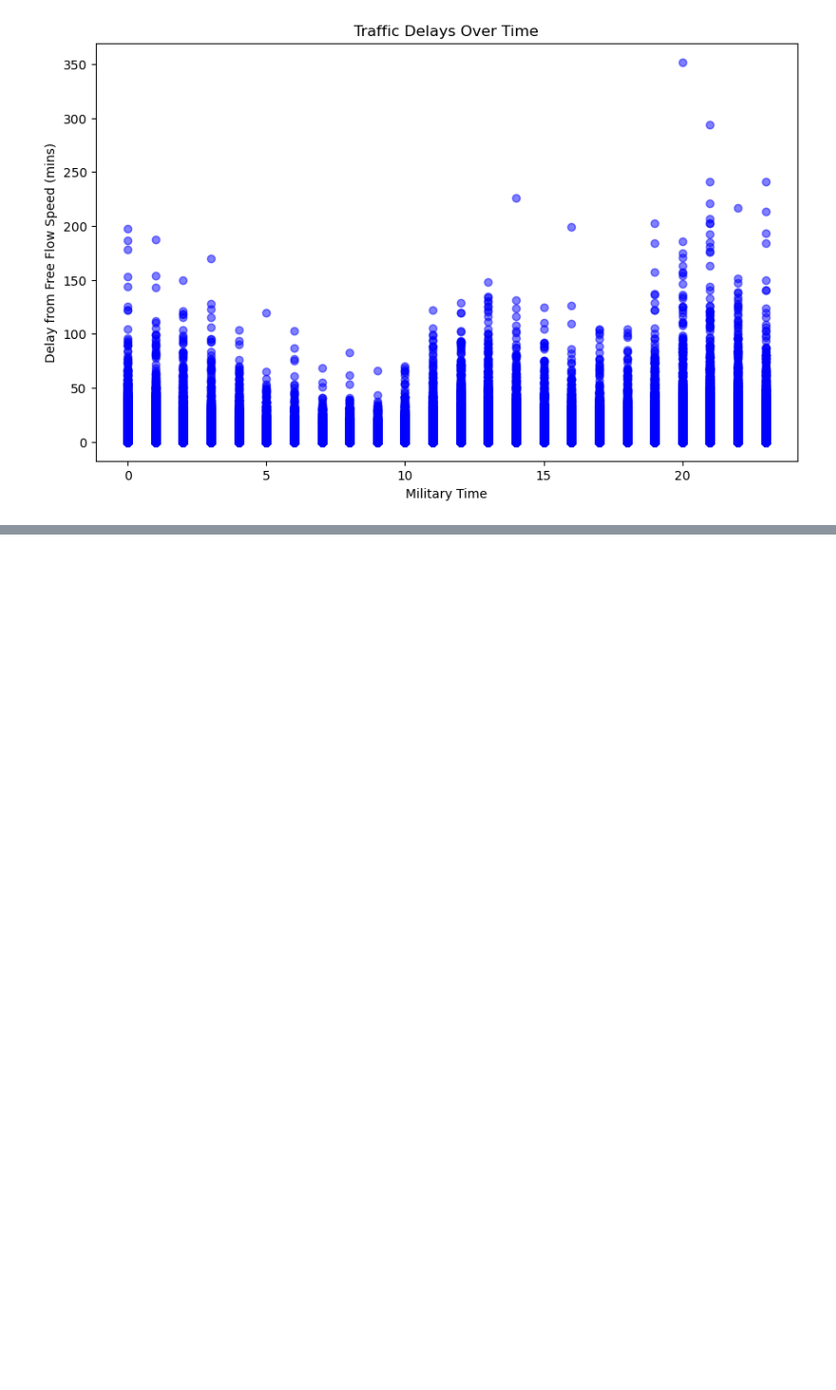
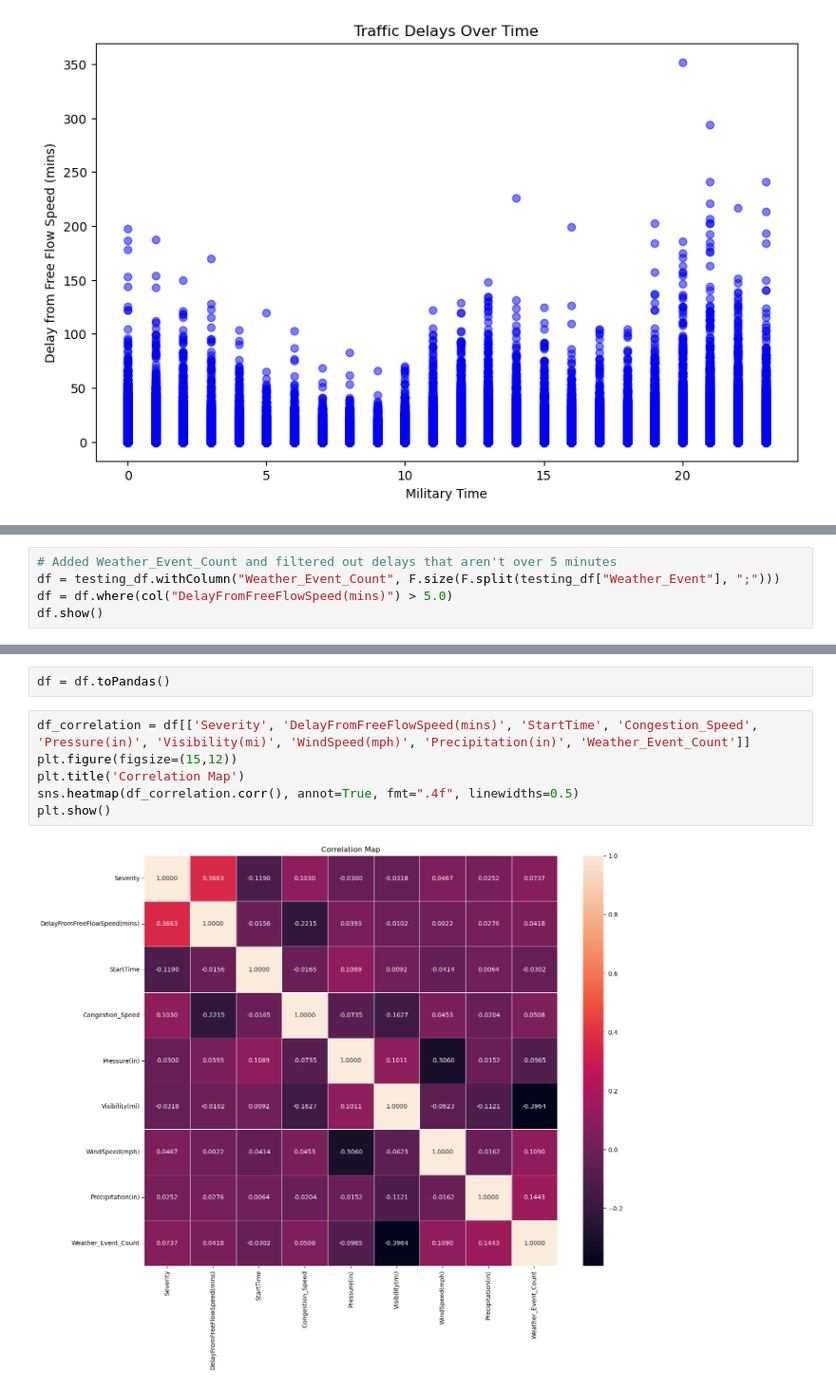
Before and after one commit to EliasGarciaa/DSC_232R_Group-Project, a Jupyter notebook: analysis.ipynb, the cells around one changed output, grey strips where cells are left out. Shown at 95% size. Cells and saved outputs as stored; diff of their text form; blank space fills up the shorter version.

```diff
--- a/analysis.ipynb
+++ b/analysis.ipynb
@@ -247,0 +250,5 @@ plt.show()
+# %%
+# Added Weather_Event_Count and filtered out delays that aren't over 5 minutes
+df = testing_df.withColumn("Weather_Event_Count", F.size(F.split(testing_df["Weather_Event"], ";")))
+df = df.where(col("DelayFromFreeFlowSpeed(mins)") > 5.0)
+df.show()
@@ -247,0 +273,10 @@ plt.show()
+# %%
+df = df.toPandas()
+# %%
+df_correlation = df[['Severity', 'DelayFromFreeFlowSpeed(mins)', 'StartTime', 'Congestion_Speed', 'Pressure(in)', 'Visibility(mi)', 'WindSpeed(mph)', 'Precipitation(in)', 'Weather_Event_Count']]
+plt.figure(figsize=(15,12))
+plt.title('Correlation Map')
+sns.heatmap(df_correlation.corr(), annot=True, fmt=".4f", linewidths=0.5)
+plt.show()
+# %% [output]
+[figure, added]
```
Also changed, not shown: parts of 20 cells of this notebook.
